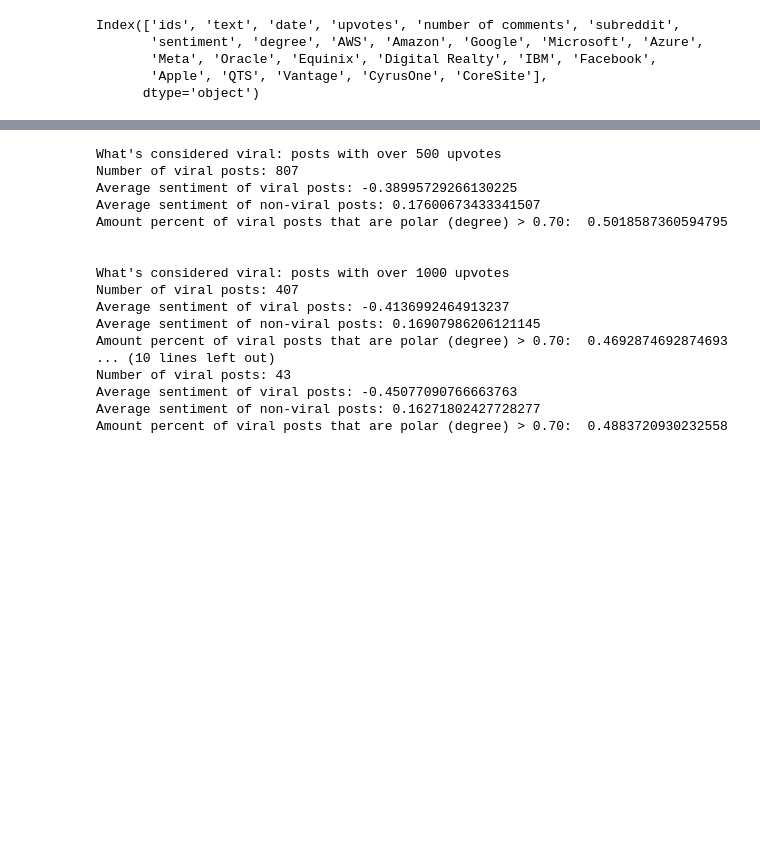
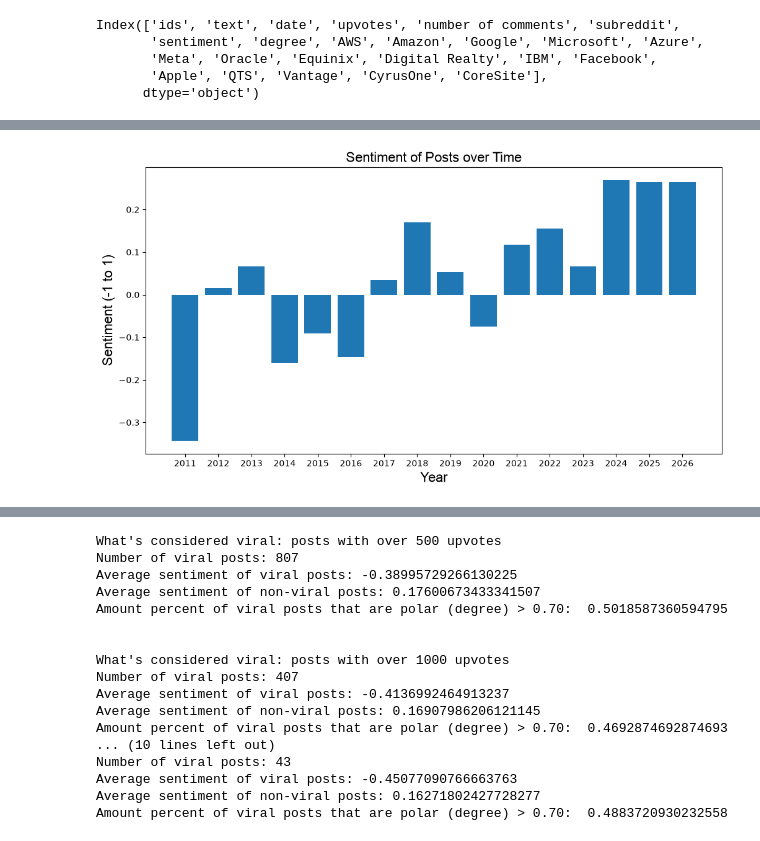
Before and after one commit to miaknatali/sentiment_analysis, a Jupyter notebook: brightdata_across_social_media_analysis/across_social_media_overall_sentiment_analysis/using_ABSA_CURRENT_TECHNIQUE/reddit_overall_datacenters_ABSA.ipynb, the cells around one changed output, grey strips where cells are left out. Cells and saved outputs as stored; diff of their text form; code cells hidden in the pictures; blank space fills up the shorter version.

```diff
--- a/brightdata_across_social_media_analysis/across_social_media_overall_sentiment_analysis/using_ABSA_CURRENT_TECHNIQUE/reddit_overall_datacenters_ABSA.ipynb
+++ b/brightdata_across_social_media_analysis/across_social_media_overall_sentiment_analysis/using_ABSA_CURRENT_TECHNIQUE/reddit_overall_datacenters_ABSA.ipynb
@@ -282,3 +325,30 @@ Average sentiment for quora posts from 2026:  0.10204183596332206
+# %%
+categories = ["2011", "2012", "2013", "2014", "2015", "2016", "2017", "2018", "2019", "2020", "2021", "2022", "2023", "2024", "2025", "2026"]
+counts = [avg_sentiment_calculation(year_datasets[2011]), avg_sentiment_calculation(year_datasets[2012]), avg_sentiment_calculation(year_datasets[2013]), avg_sentiment_calculation(year_datasets[2014]), avg_sentiment_calculation(year_datasets[2015]), avg_sentiment_calculation(year_datasets[2016]), avg_sentiment_calculation(year_datasets[2017]), avg_sentiment_calculation(year_datasets[2018]), avg_sentiment_calculation(year_datasets[2019]), avg_sentiment_calculation(year_datasets[2020]), avg_sentiment_calculation(year_datasets[2021]), avg_sentiment_calculation(year_datasets[2022]), avg_sentiment_calculation(year_datasets[2023]), avg_sentiment_calculation(year_datasets[2024]), avg_sentiment_calculation(year_datasets[2025]), avg_sentiment_calculation(year_datasets[2025])]
+
+plt.figure(figsize=(12, 6))
+plt.bar(categories, counts)
+
+plt.title(
+    "Sentiment of Posts over Time",
+    fontsize=16,
+    fontname="Arial"
+)
+
+plt.xlabel(
+    "Year",
+    fontsize=16,
+    fontname="Arial"
+)
+
+plt.ylabel(
+    "Sentiment (-1 to 1)",
+    fontsize=16,
+    fontname="Arial"
+)
+plt.show()
+# %% [output]
+[figure, added]
 # %%
 def sentiment_by_company(company1, company2=None):
     company_posts = posts[
```
Also changed, not shown: parts of 13 cells of this notebook, 15 other files.
